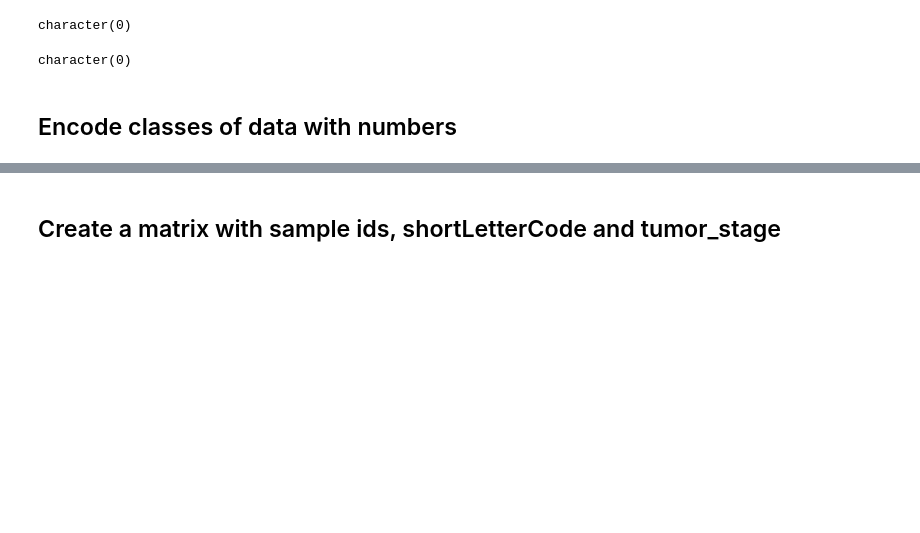
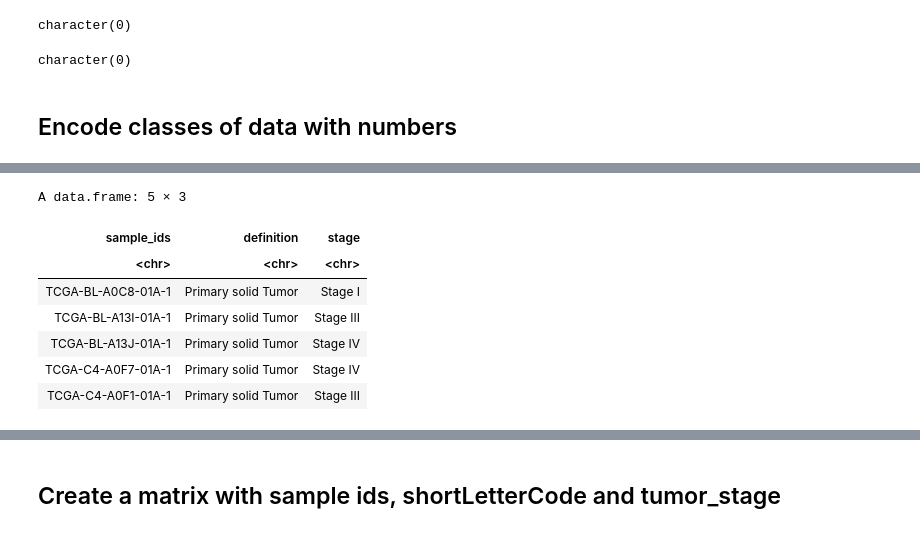
Before and after one commit to TheodosisL/Bioinformatics, a Jupyter notebook: tcga.ipynb, the cells around one changed output, grey strips where cells are left out. Drawn from its saved outputs; the diff is of its cells as text; code cells hidden in the pictures; blank space fills up the shorter version.

```diff
--- a/tcga.ipynb
+++ b/tcga.ipynb
@@ -2197,0 +2206,18 @@ A data.frame: 6 × 3
+# %%
+# find the ids that end in -1
+info_df_for_duplicates <- data.frame(sample_ids = c(grep(".*-1$", unique_rownames, value = TRUE)))
+# remove -1 in order to search for patients' metadata
+sample_ids_drom_duplicates <- gsub("\\-1$", "", info_df_for_duplicates$sample_ids)
+# map ids that ends in -1 with patients' metadata
+info_df_for_duplicates$definition <-   sapply(sample_ids_drom_duplicates, function (x){info_df$definition[which(info_df$sample_ids %in% x)]})
+info_df_for_duplicates$stage      <-   sapply(sample_ids_drom_duplicates, function (x){info_df$stage[which(info_df$sample_ids %in% x)]})
+info_df_for_duplicates
+# %% [output]
+A data.frame: 5 × 3
+| sample_ids | definition | stage |
+| <chr> | <chr> | <chr> |
+| TCGA-BL-A0C8-01A-1 | Primary solid Tumor | Stage I |
+| TCGA-BL-A13I-01A-1 | Primary solid Tumor | Stage III |
+| TCGA-BL-A13J-01A-1 | Primary solid Tumor | Stage IV |
+| TCGA-C4-A0F7-01A-1 | Primary solid Tumor | Stage IV |
+| TCGA-C4-A0F1-01A-1 | Primary solid Tumor | Stage III |
```
Also changed, not shown: parts of 29 cells of this notebook.
